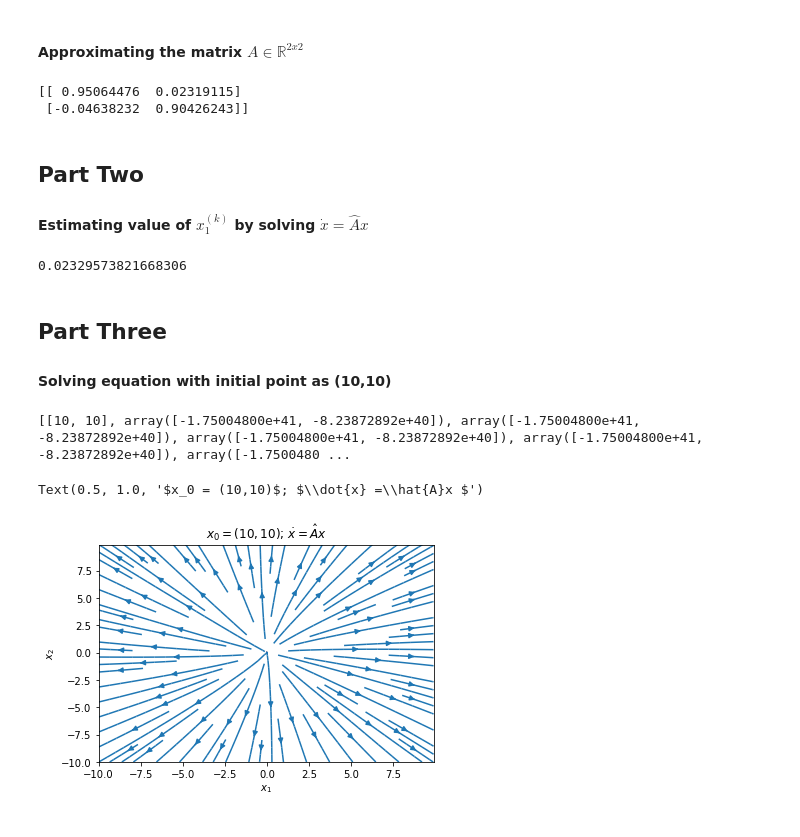
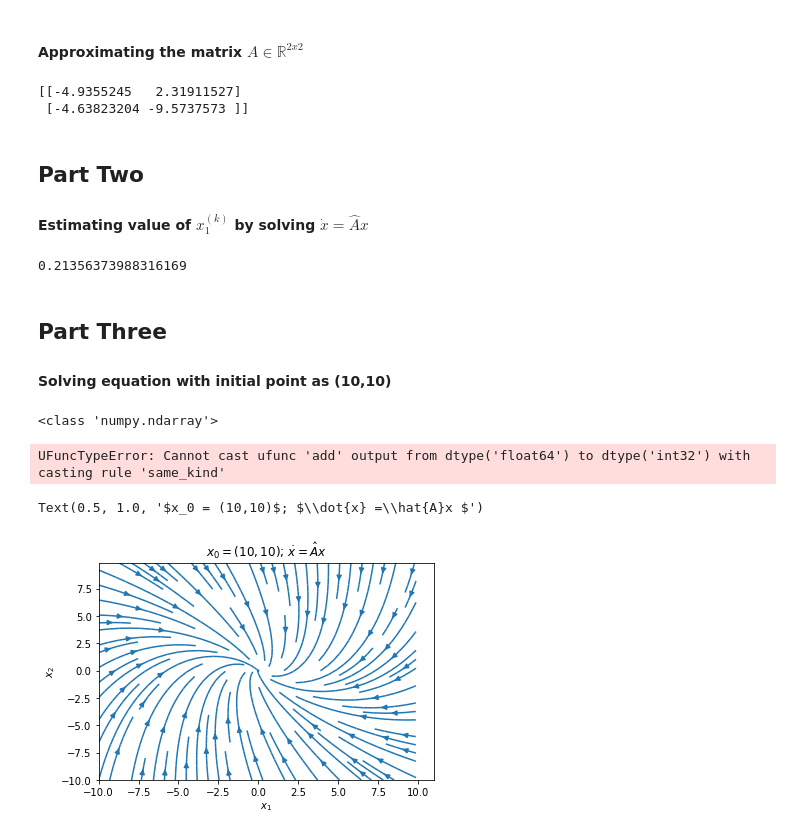
Before and after one commit to evtodorov/MLCMS, a Jupyter notebook: Exercise_5/Task_2.ipynb, the cells around one changed output. Saved outputs shown, nothing was run; the diff lists cells and outputs as text; code cells hidden in the pictures.

```diff
--- a/Exercise_5/Task_2.ipynb
+++ b/Exercise_5/Task_2.ipynb
@@ -25,13 +25,13 @@ plt.colorbar()
 A_1 = np.matmul((x0.T),x0);
 A_2 = np.linalg.inv(A_1)
 A_3 = np.matmul(A_2,x0.T)
-A_T = np.matmul(A_3,x1)
+A_T = np.matmul(A_3,v)
 A = A_T.T
 
 print(A)
 # %% [output]
-[[ 0.95064476  0.02319115]
- [-0.04638232  0.90426243]]
+[[-4.9355245   2.31911527]
+ [-4.63823204 -9.5737573 ]]
 # %% [markdown]
 ## Part Two
 #### Estimating value of $x_1^{(k)}$ by solving $\dot{x} =\hat{A}x $
@@ -45,44 +45,47 @@ while t < T_end:
 x1hat = x
 MSE(x1hat, x1)
 # %% [output]
-0.02329573821668306
+0.21356373988316169
 # %% [markdown]
 ## Part Three
 #### Solving equation with initial point as (10,10)
 # %%
-x = [10, 10]
+x = np.array([10, 10])
 T_end = 100
 t = 0
-x_list = [[10,10]]
+#x_list = np.empty
+x_list = [np.array([10,10])]
 x_dot_list = [0]
 while t < T_end:
     x_dot = x@A
+    print(type(x))
     x += x_dot*dt
     t += dt
     x_list.append(x)
     x_dot_list.append(x_dot)
 print(x_list)
 # %% [output]
-[[10, 10], array([-1.75004800e+41, -8.23872892e+40]), array([-1.75004800e+41, -8.23872892e+40]), array([-1.75004800e+41, -8.23872892e+40]), array([-1.75004800e+41, -8.23872892e+40]), array([-1.7500480 ...
+<class 'numpy.ndarray'>
+UFuncTypeError: Cannot cast ufunc 'add' output from dtype('float64') to dtype('int32') with casting rule 'same_kind'
 # %%
 #Plotting the trajectory
 # %%
 # Plotting the Phase portrait
 xmin=-10.
 xmax=10.
 ymin=-10.
 ymax=10.
 X, Y = np.meshgrid(np.arange(xmin,xmax, 0.1), np.arange(ymin,ymax,0.1))
 XY = np.array([X.flatten(), Y.flatten()])
 AXY = np.matmul(A, XY)
 U = AXY[0].reshape(X.shape)
 V = AXY[1].reshape(Y.shape)
 plt.figure()
 plt.streamplot(X, Y, U, V)
-#plt.plot(x_list[0],x_list[1])
+plt.plot(x_list[0],x_list[1])
 plt.xlabel(r'$x_1$')
 plt.ylabel(r'$x_2$')
 plt.title(r'$x_0 = (10,10)$; $\dot{x} =\hat{A}x $')
 # %% [output]
 Text(0.5, 1.0, '$x_0 = (10,10)$; $\\dot{x} =\\hat{A}x $')
-[figure, old version]
+[figure, new version]
```
Also changed, not shown: parts of 1 cell of this notebook.
